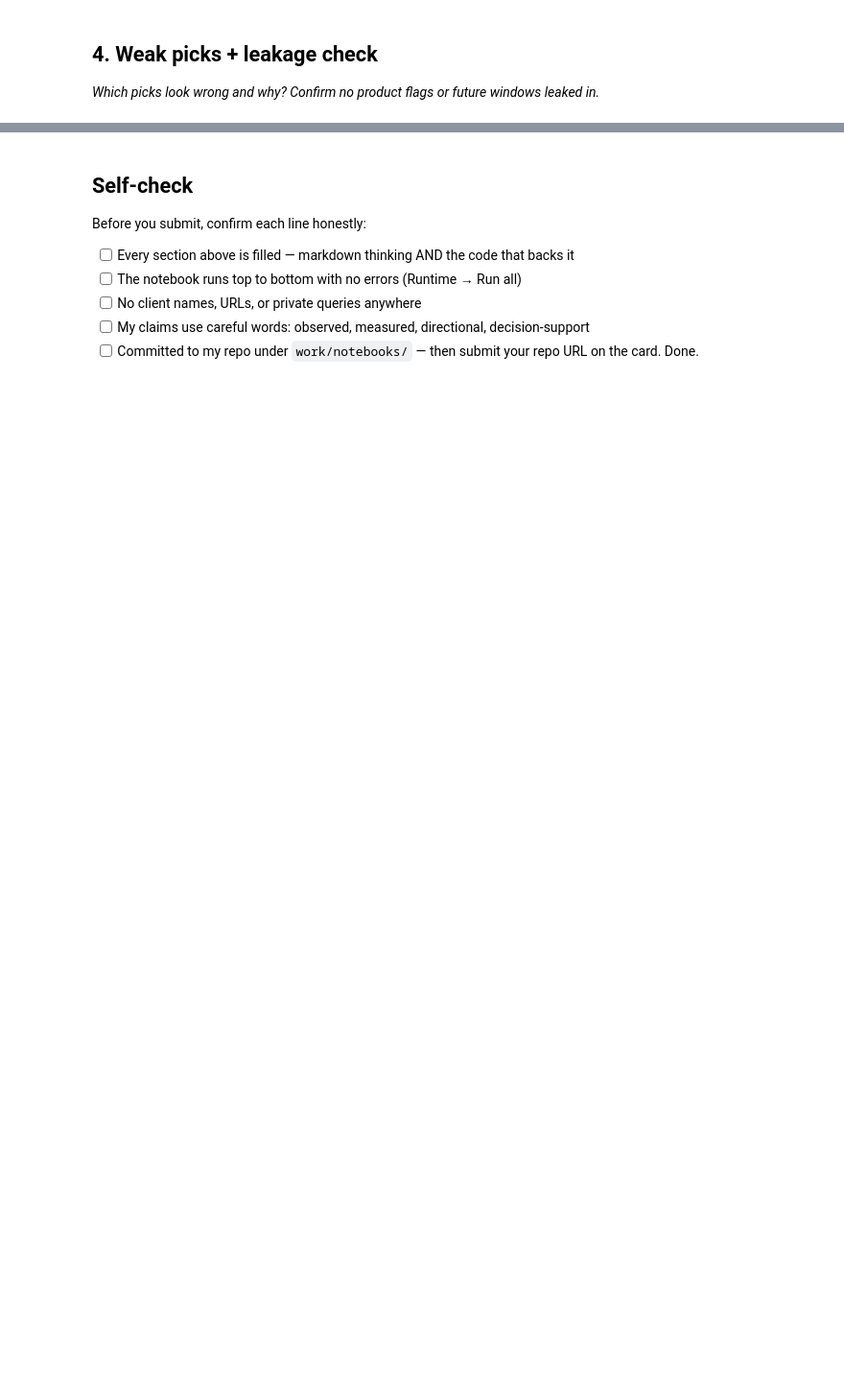
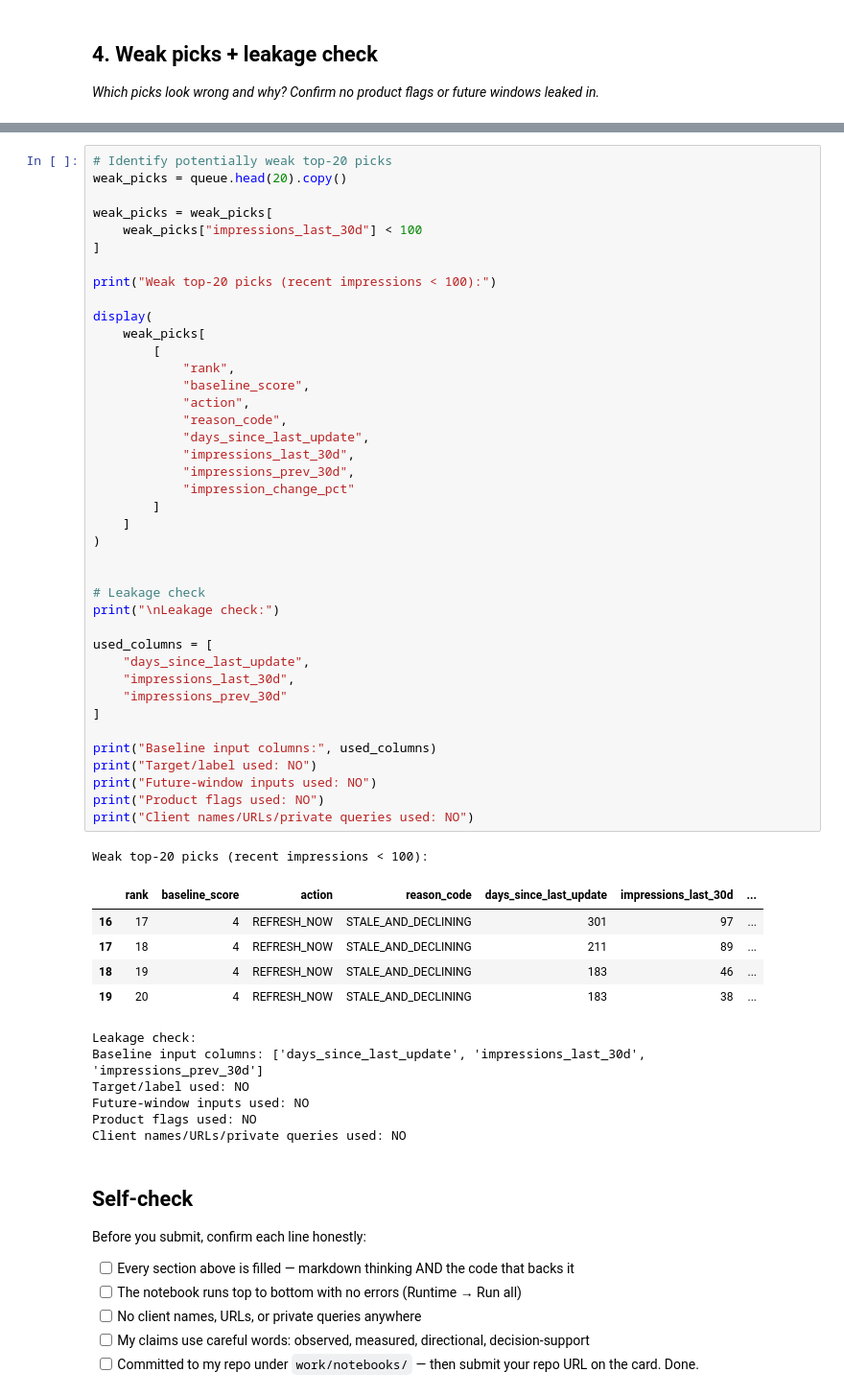
Before and after one commit to Ikramkhan-gif1/FlyRank-ML-Internship, a Jupyter notebook: work/notebooks/w04_baseline_score.ipynb, the cells around one changed output, grey strips where cells are left out. Shown at 96% size. Cells and saved outputs as stored; diff of their text form; blank space fills up the shorter version.

```diff
--- a/work/notebooks/w04_baseline_score.ipynb
+++ b/work/notebooks/w04_baseline_score.ipynb
@@ -37,3 +446,56 @@ This skeleton is yours to fill. Work the sections **in order** — each one has
+# %%
+# Identify potentially weak top-20 picks
+weak_picks = queue.head(20).copy()
+
+weak_picks = weak_picks[
+    weak_picks["impressions_last_30d"] < 100
+]
+
+print("Weak top-20 picks (recent impressions < 100):")
+
+display(
+    weak_picks[
+        [
+            "rank",
+            "baseline_score",
+            "action",
+            "reason_code",
+            "days_since_last_update",
+            "impressions_last_30d",
+            "impressions_prev_30d",
+            "impression_change_pct"
+        ]
+    ]
+)
+
+
+# Leakage check
+print("\nLeakage check:")
+
+used_columns = [
+    "days_since_last_update",
+    "impressions_last_30d",
+    "impressions_prev_30d"
+]
+
+print("Baseline input columns:", used_columns)
+print("Target/label used: NO")
+print("Future-window inputs used: NO")
+print("Product flags used: NO")
+print("Client names/URLs/private queries used: NO")
+# %% [output]
+Weak top-20 picks (recent impressions < 100):
+|  | rank | baseline_score | action | reason_code | days_since_last_update | impressions_last_30d | ... |
+| 16 | 17 | 4 | REFRESH_NOW | STALE_AND_DECLINING | 301 | 97 | ... |
+| 17 | 18 | 4 | REFRESH_NOW | STALE_AND_DECLINING | 211 | 89 | ... |
+| 18 | 19 | 4 | REFRESH_NOW | STALE_AND_DECLINING | 183 | 46 | ... |
+| 19 | 20 | 4 | REFRESH_NOW | STALE_AND_DECLINING | 183 | 38 | ... |
+Leakage check:
+Baseline input columns: ['days_since_last_update', 'impressions_last_30d', 'impressions_prev_30d']
+Target/label used: NO
+Future-window inputs used: NO
+Product flags used: NO
+Client names/URLs/private queries used: NO
 # %% [markdown]
 ## Self-check
 
```
Also changed, not shown: parts of 19 cells of this notebook.
